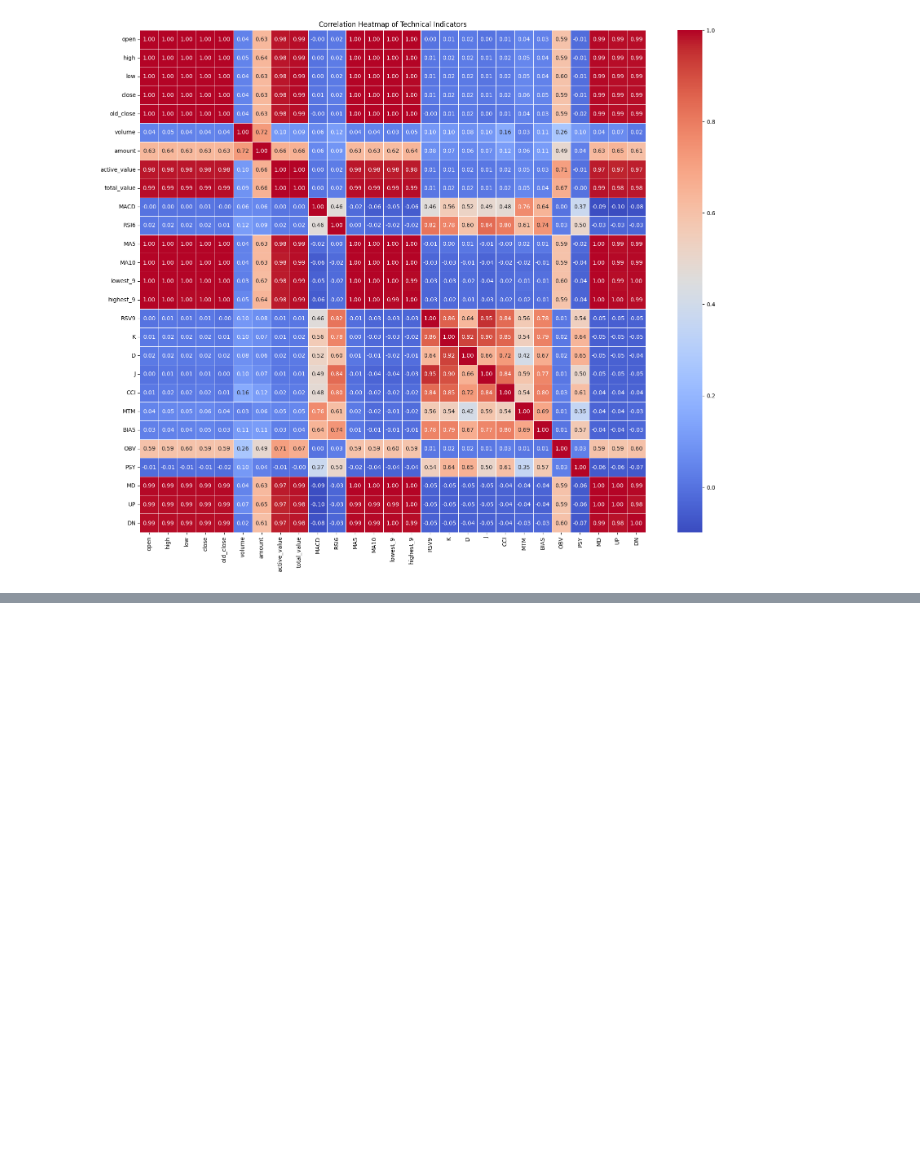
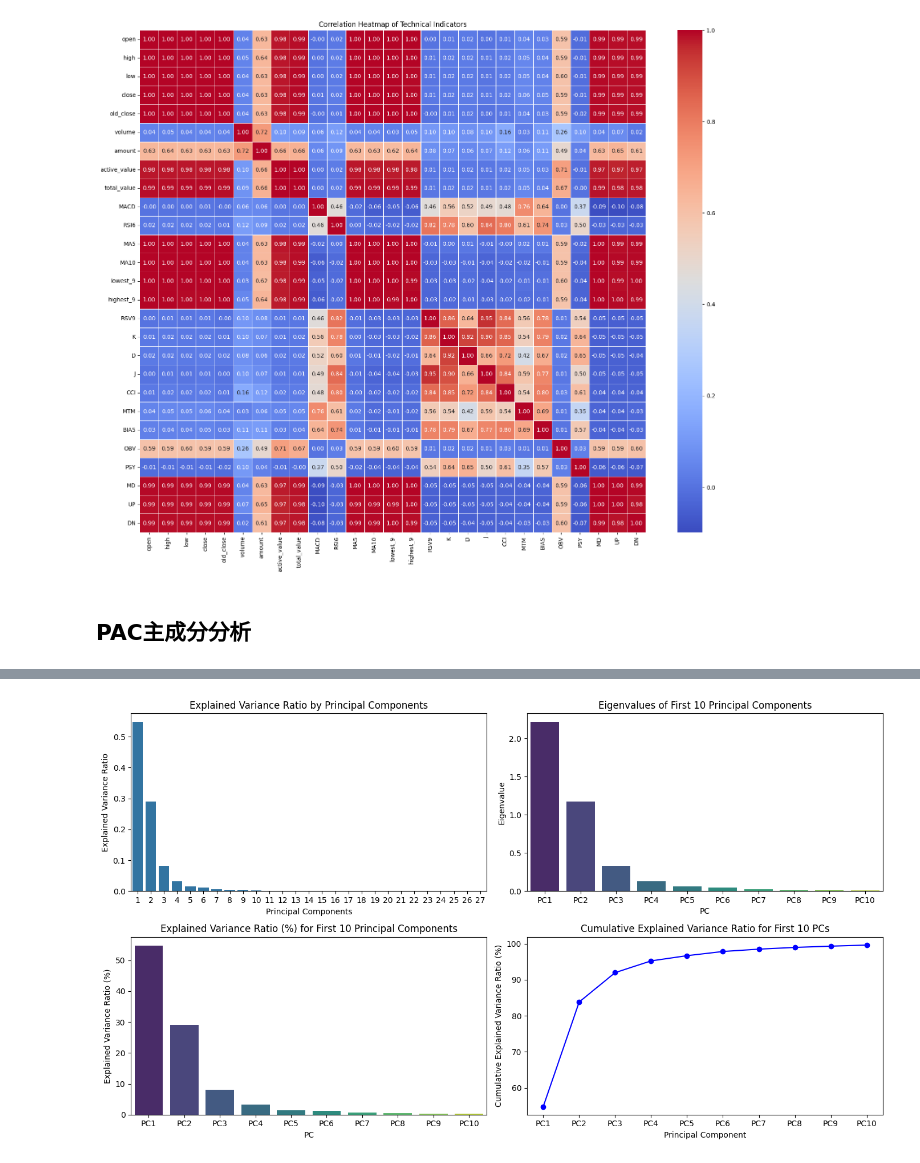
Before and after one commit to SaxonNB/xianyu, a Jupyter notebook: cnnlstm/code/bo_cnn_lstm.ipynb, the cells around one changed output, grey strips where cells are left out. Cells and saved outputs as stored; diff of their text form; code cells hidden in the pictures; blank space fills up the shorter version.

```diff
--- a/cnnlstm/code/bo_cnn_lstm.ipynb
+++ b/cnnlstm/code/bo_cnn_lstm.ipynb
@@ -336,10 +336,11 @@ print(df.head(10))
 # %% [markdown]
 ## 归一化处理
 # %%
-
+from sklearn.preprocessing import MinMaxScaler
 # 对所有列进行归一化处理，将所有列的值归一化到 [0, 1]
-df = df.apply(lambda x: (x - x.min()) / (x.max() - x.min()))
-
+# df = df.apply(lambda x: (x - x.min()) / (x.max() - x.min()))
+scaler = MinMaxScaler(feature_range=(-1,1))
+df = pd.DataFrame(scaler.fit_transform(df), columns=df.columns)
 # 显示前 10 行数据
 print(df.head(10))
 # %% [output]
@@ -368,8 +369,6 @@ print(df.head(10))
 import seaborn as sns
 import matplotlib.pyplot as plt
 
-# 对所有列进行归一化处理，将所有列的值归一化到 [0, 1]
-df = df.apply(lambda x: (x - x.min()) / (x.max() - x.min()))
 
 # 计算各指标之间的相关系数矩阵
 corr_matrix = df.corr()
@@ -385,3 +384,73 @@ plt.title("Correlation Heatmap of Technical Indicators")
 plt.show()
 # %% [output]
 [figure]
+# %% [markdown]
+## PAC主成分分析
+# %%
+from sklearn.decomposition import PCA
+
+# 执行PCA降维，保留所有主成分
+pca = PCA()
+pca_result = pca.fit_transform(df)
+
+# 创建PCA结果的 DataFrame
+pca_df = pd.DataFrame(data=pca_result, columns=[f"PC{i+1}" for i in range(df.shape[1])])
+
+# 设置图表样式
+plt.figure(figsize=(14, 8))
+
+# 可视化方差贡献，展示每个主成分的解释方差比例
+plt.subplot(2, 2, 1)
+sns.barplot(x=[f"{i+1}" for i in range(len(pca.explained_variance_ratio_))], y=pca.explained_variance_ratio_)
+plt.title('Explained Variance Ratio by Principal Components')
+plt.xlabel('Principal Components')
+plt.ylabel('Explained Variance Ratio')
+
+
+
+
+# 获取特征值（Eigenvalues）和方差贡献率
+explained_variance = pca.explained_variance_
+explained_variance_ratio = pca.explained_variance_ratio_
+
+# 计算累计方差贡献率
+cumulative_explained_variance = explained_variance_ratio.cumsum()
+
+# 提取前10个主成分的数据
+n_components = 10
+components_data = {
+    'PC': [f'PC{i+1}' for i in range(n_components)],
+    'Eigenvalue': explained_variance[:n_components],
+    'Explained Variance Ratio (%)': explained_variance_ratio[:n_components] * 100,
+    'Cumulative Explained Variance Ratio (%)': cumulative_explained_variance[:n_components] * 100
+}
+
+# 创建DataFrame
+components_df = pd.DataFrame(components_data)
+
+
+
+# 绘制特征值条形图
+plt.subplot(2, 2, 2)
+sns.barplot(x='PC', y='Eigenvalue', data=components_df, palette="viridis")
+plt.title('Eigenvalues of First 10 Principal Components')
+
+# 绘制方差贡献率条形图
+plt.subplot(2, 2, 3)
+sns.barplot(x='PC', y='Explained Variance Ratio (%)', data=components_df, palette="viridis")
+plt.title('Explained Variance Ratio (%) for First 10 Principal Components')
+
+# 绘制累计方差贡献率折线图
+plt.subplot(2, 2, 4)
+plt.plot(components_df['PC'], components_df['Cumulative Explained Variance Ratio (%)'], marker='o', color='b')
+plt.title('Cumulative Explained Variance Ratio for First 10 PCs')
+plt.xlabel('Principal Component')
+plt.ylabel('Cumulative Explained Variance Ratio (%)')
+
+# 适配布局并显示图形
+plt.tight_layout()
+plt.show()
+
+# 输出前10主成分的数据
+print(components_df)
+# %% [output]
@@ -387,0 +464 @@ plt.show()
+[figure, added]
```
Also changed, not shown: parts of 10 cells of this notebook, 1 other file.
